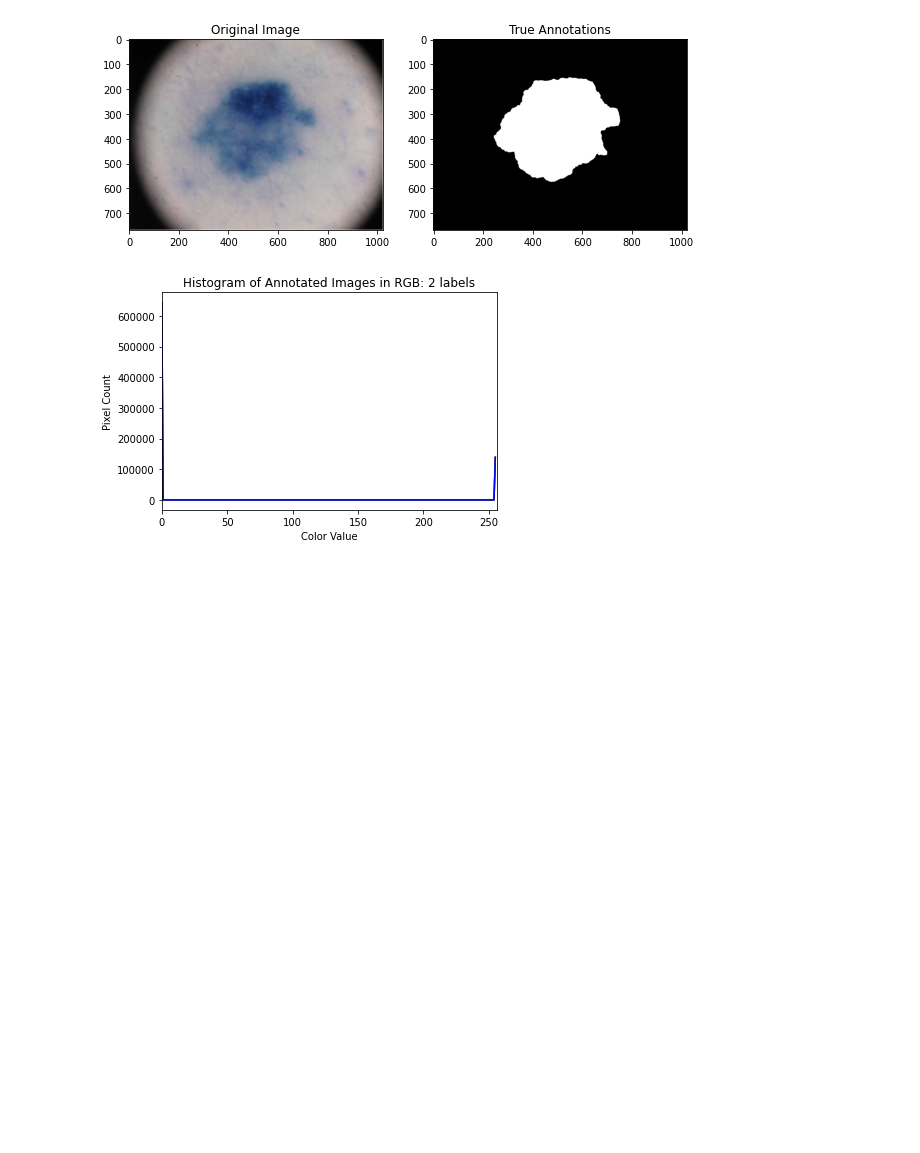
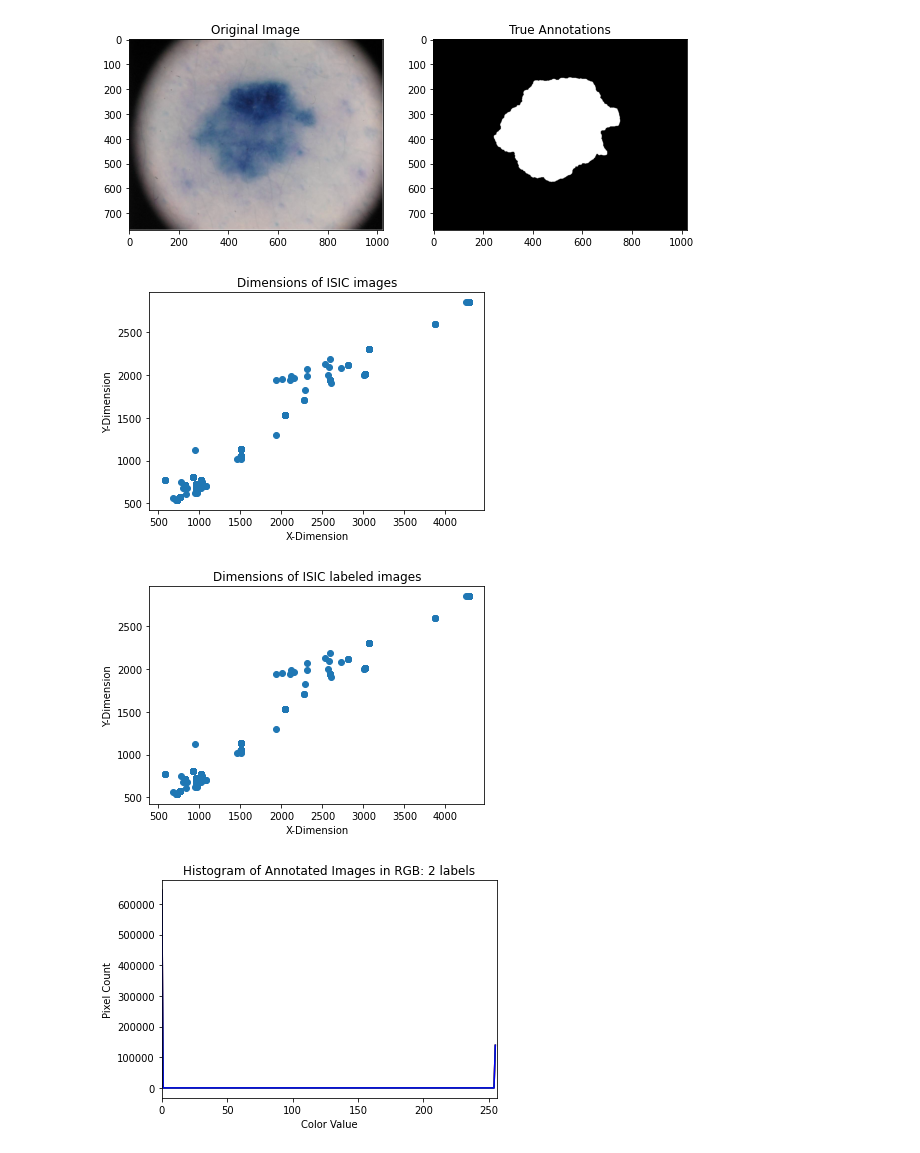
Before and after one commit to NeuroDataDesign/ProgLearn_2021-2022, a Jupyter notebook: Amy_van_Ee/Scene Segmentation/ndd 2_rf scene seg.ipynb, the cells around one changed output. Drawn from its saved outputs; the diff is of its cells as text; code cells hidden in the pictures; blank space fills up the shorter version.

```diff
--- a/Amy_van_Ee/Scene Segmentation/ndd 2_rf scene seg.ipynb
+++ b/Amy_van_Ee/Scene Segmentation/ndd 2_rf scene seg.ipynb
@@ -75,6 +75,34 @@ ax[1].set_title("True Annotations")
 plt.show()
 # %% [output]
 [figure]
+# %%
+# get all images
+images = [cv2.imread(imgpaths[i]) for i in np.arange(len(imgpaths))]
+labels = [cv2.imread(lblpaths[i]) for i in np.arange(len(lblpaths))]
+
+# get dimensions of dataset
+xdim_images = [np.shape(img)[1] for img in images]
+ydim_images = [np.shape(img)[0] for img in images]
+
+xdim_labels = [np.shape(lbl)[1] for lbl in labels]
+ydim_labels = [np.shape(lbl)[0] for lbl in labels]
+
+# make a plot
+plt.scatter(xdim_images, ydim_images)
+plt.title("Dimensions of ISIC images")
+plt.xlabel("X-Dimension")
+plt.ylabel("Y-Dimension")
+plt.show()
+
+# make a plot
+plt.scatter(xdim_labels, ydim_labels)
+plt.title("Dimensions of ISIC labeled images")
+plt.xlabel("X-Dimension")
+plt.ylabel("Y-Dimension")
+plt.show()
+# %% [output]
+[figure, added]
+[figure, added]
 # %%
 #========================================================#
 # Show a histogram of the image
```
Also changed, not shown: parts of 8 cells of this notebook.
